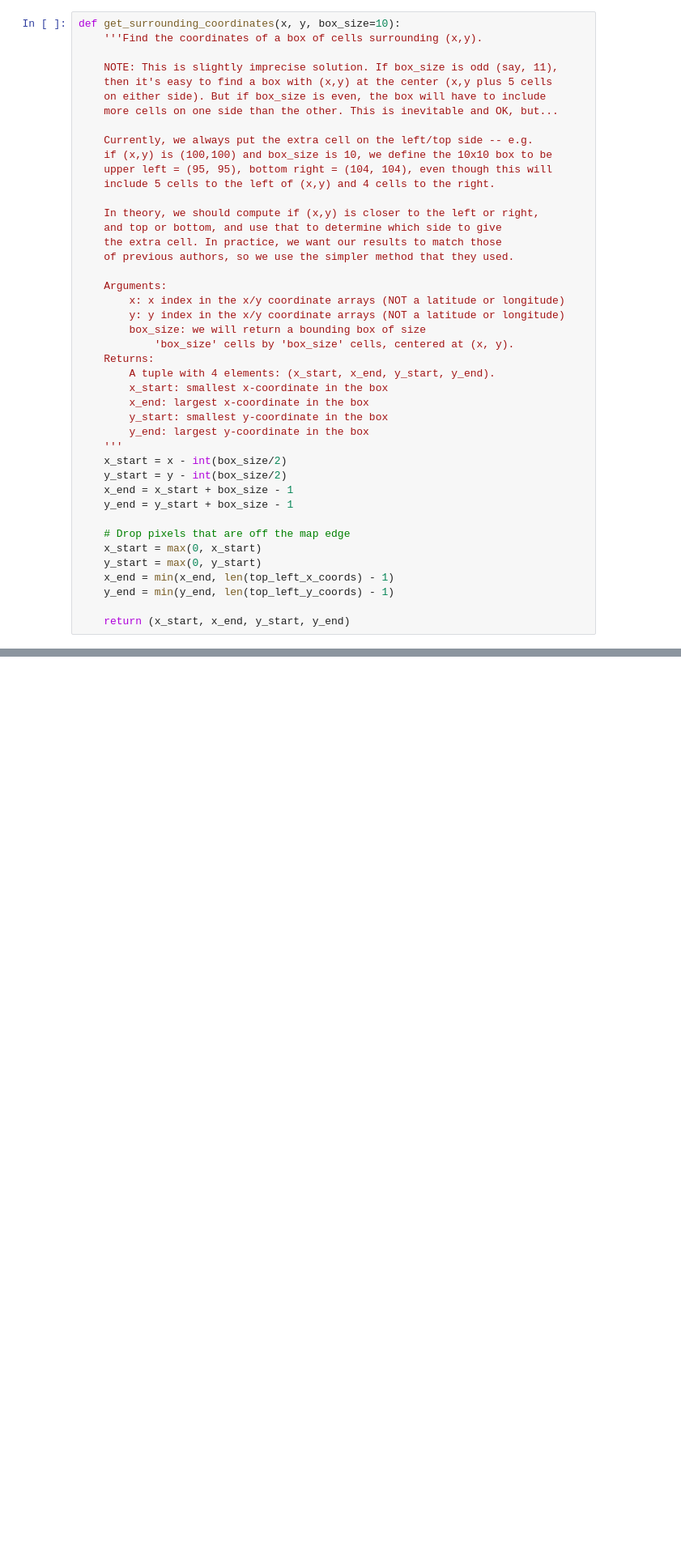
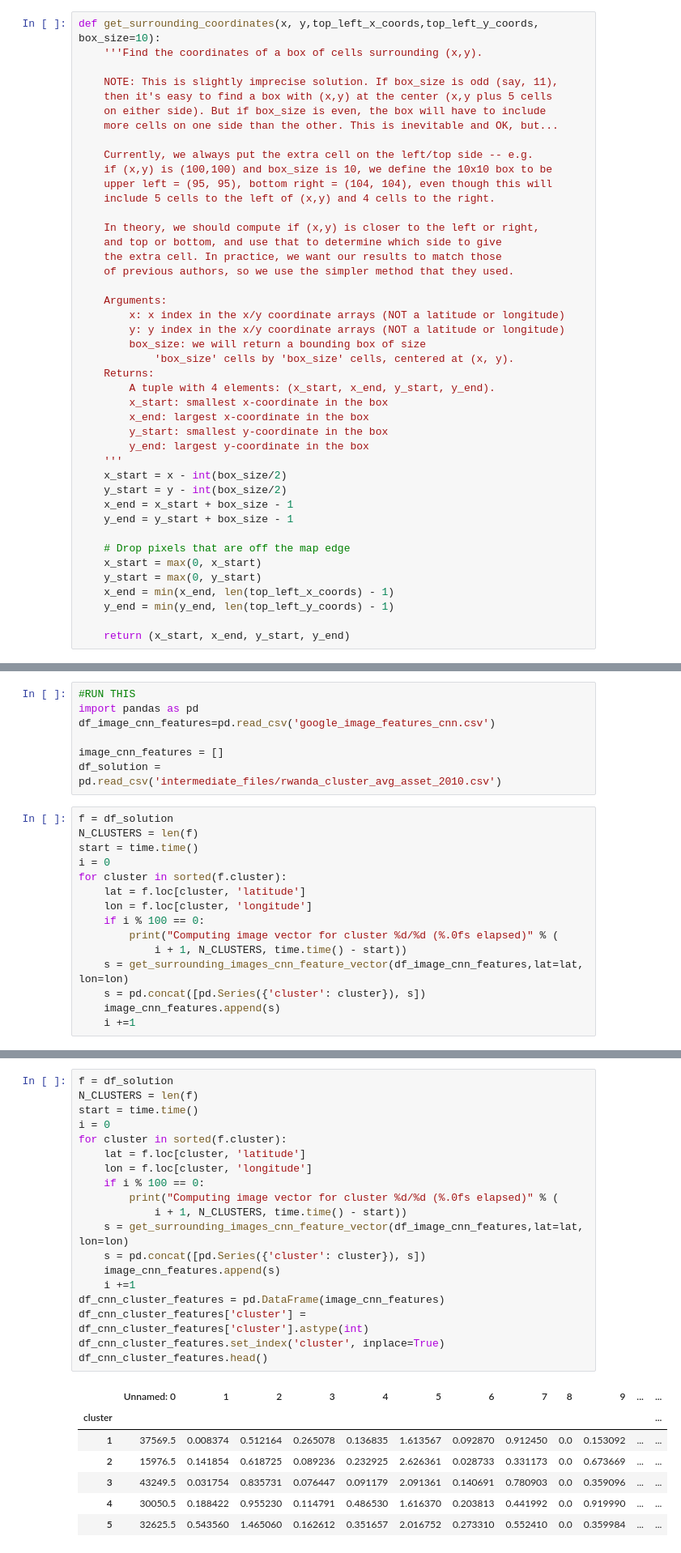
Before and after one commit to wetchler/bdd, a Jupyter notebook: PS1/BDD2019-PS1.ipynb, the cells around one changed output, grey strips where cells are left out. Shown at 81% size. Drawn from its saved outputs; the diff is of its cells as text; blank space fills up the shorter version.

```diff
--- a/PS1/BDD2019-PS1.ipynb
+++ b/PS1/BDD2019-PS1.ipynb
@@ -516,7 +509,7 @@ bands_data = npz['bands_data']
 # %% [markdown]
 ### Helper functions
 # %%
-def get_surrounding_coordinates(x, y, box_size=10):
+def get_surrounding_coordinates(x, y,top_left_x_coords,top_left_y_coords, box_size=10):
     '''Find the coordinates of a box of cells surrounding (x,y).
 
     NOTE: This is slightly imprecise solution. If box_size is odd (say, 11),
@@ -1591,0 +1625,22 @@ from sklearn.decomposition import PCA
+# %%
+#RUN THIS
+import pandas as pd
+df_image_cnn_features=pd.read_csv('google_image_features_cnn.csv')
+
+image_cnn_features = []
+df_solution = pd.read_csv('intermediate_files/rwanda_cluster_avg_asset_2010.csv')
+# %%
+f = df_solution
+N_CLUSTERS = len(f)
+start = time.time()
+i = 0
+for cluster in sorted(f.cluster):
+    lat = f.loc[cluster, 'latitude']
+    lon = f.loc[cluster, 'longitude']
+    if i % 100 == 0:
+        print("Computing image vector for cluster %d/%d (%.0fs elapsed)" % (
+            i + 1, N_CLUSTERS, time.time() - start))
+    s = get_surrounding_images_cnn_feature_vector(df_image_cnn_features,lat=lat, lon=lon)
+    s = pd.concat([pd.Series({'cluster': cluster}), s])
+    image_cnn_features.append(s)
+    i +=1
@@ -1591,0 +1653,27 @@ from sklearn.decomposition import PCA
+# %%
+f = df_solution
+N_CLUSTERS = len(f)
+start = time.time()
+i = 0
+for cluster in sorted(f.cluster):
+    lat = f.loc[cluster, 'latitude']
+    lon = f.loc[cluster, 'longitude']
+    if i % 100 == 0:
+        print("Computing image vector for cluster %d/%d (%.0fs elapsed)" % (
+            i + 1, N_CLUSTERS, time.time() - start))
+    s = get_surrounding_images_cnn_feature_vector(df_image_cnn_features,lat=lat, lon=lon)
+    s = pd.concat([pd.Series({'cluster': cluster}), s])
+    image_cnn_features.append(s)
+    i +=1
+df_cnn_cluster_features = pd.DataFrame(image_cnn_features)
+df_cnn_cluster_features['cluster'] = df_cnn_cluster_features['cluster'].astype(int)
+df_cnn_cluster_features.set_index('cluster', inplace=True)
+df_cnn_cluster_features.head()
+# %% [output]
+|  | Unnamed: 0 | 1 | 2 | 3 | 4 | 5 | 6 | 7 | 8 | 9 | ... | ... |
+| cluster |  |  |  |  |  |  |  |  |  |  |  | ... |
+| 1 | 37569.5 | 0.008374 | 0.512164 | 0.265078 | 0.136835 | 1.613567 | 0.092870 | 0.912450 | 0.0 | 0.153092 | ... | ... |
+| 2 | 15976.5 | 0.141854 | 0.618725 | 0.089236 | 0.232925 | 2.626361 | 0.028733 | 0.331173 | 0.0 | 0.673669 | ... | ... |
+| 3 | 43249.5 | 0.031754 | 0.835731 | 0.076447 | 0.091179 | 2.091361 | 0.140691 | 0.780903 | 0.0 | 0.359096 | ... | ... |
+| 4 | 30050.5 | 0.188422 | 0.955230 | 0.114791 | 0.486530 | 1.616370 | 0.203813 | 0.441992 | 0.0 | 0.919990 | ... | ... |
+| 5 | 32625.5 | 0.543560 | 1.465060 | 0.162612 | 0.351657 | 2.016752 | 0.273310 | 0.552410 | 0.0 | 0.359984 | ... | ... |
```
Also changed, not shown: parts of 23 cells of this notebook, 2 other files.
